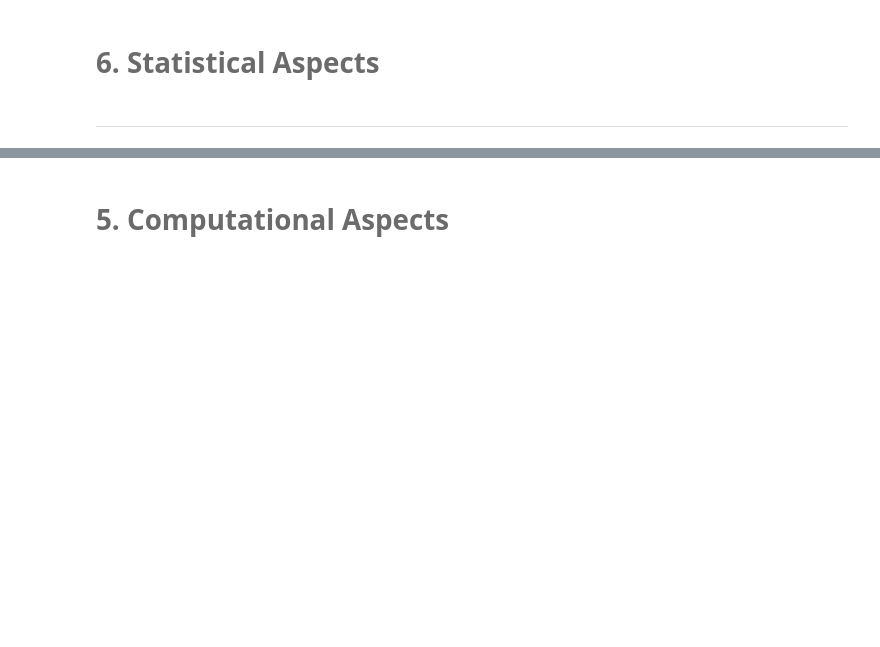
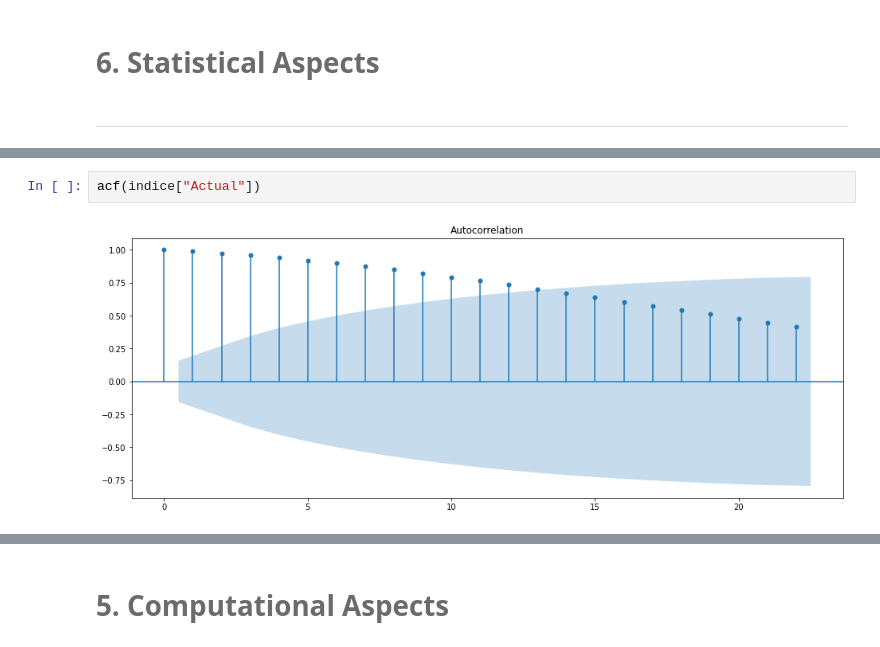
Before and after one commit to HKael/MYST-4, a Jupyter notebook: notebook.ipynb, the cells around one changed output, grey strips where cells are left out. Cells and saved outputs as stored; diff of their text form; blank space fills up the shorter version.

```diff
--- a/notebook.ipynb
+++ b/notebook.ipynb
@@ -269,0 +99,4 @@ Aspectos financieros
+# %%
+acf(indice["Actual"])
+# %% [output]
+[figure, added]
```
Also changed, not shown: parts of 94 cells of this notebook, 2 other files.
